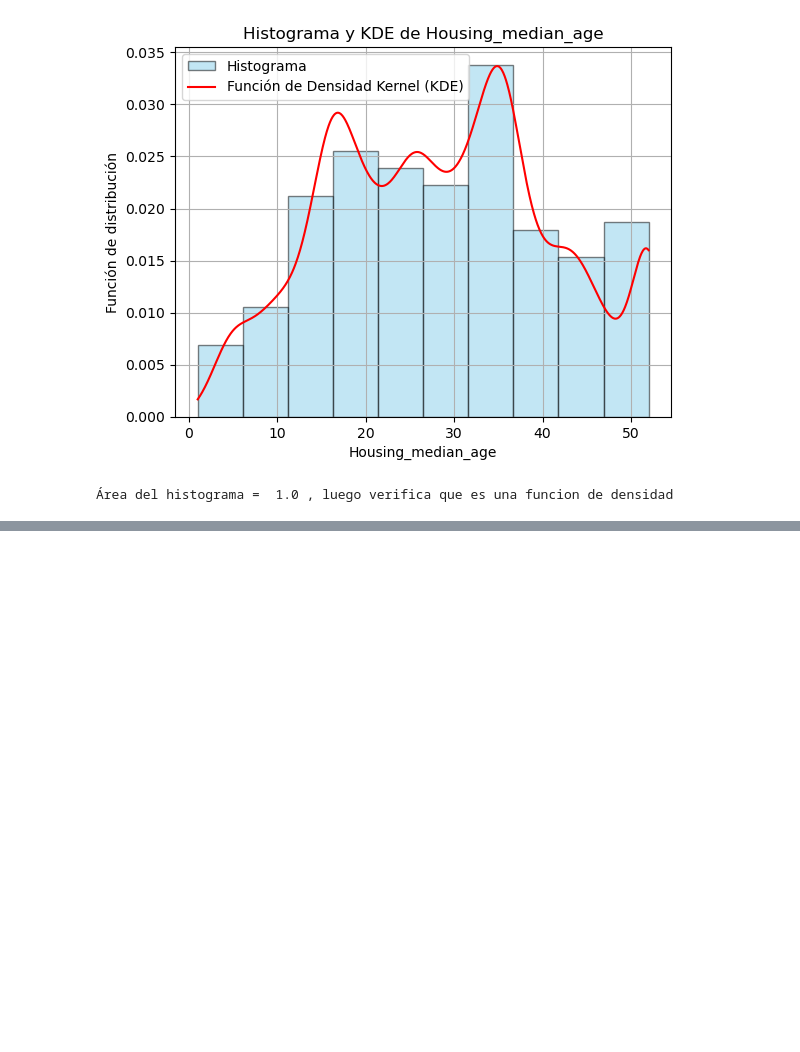
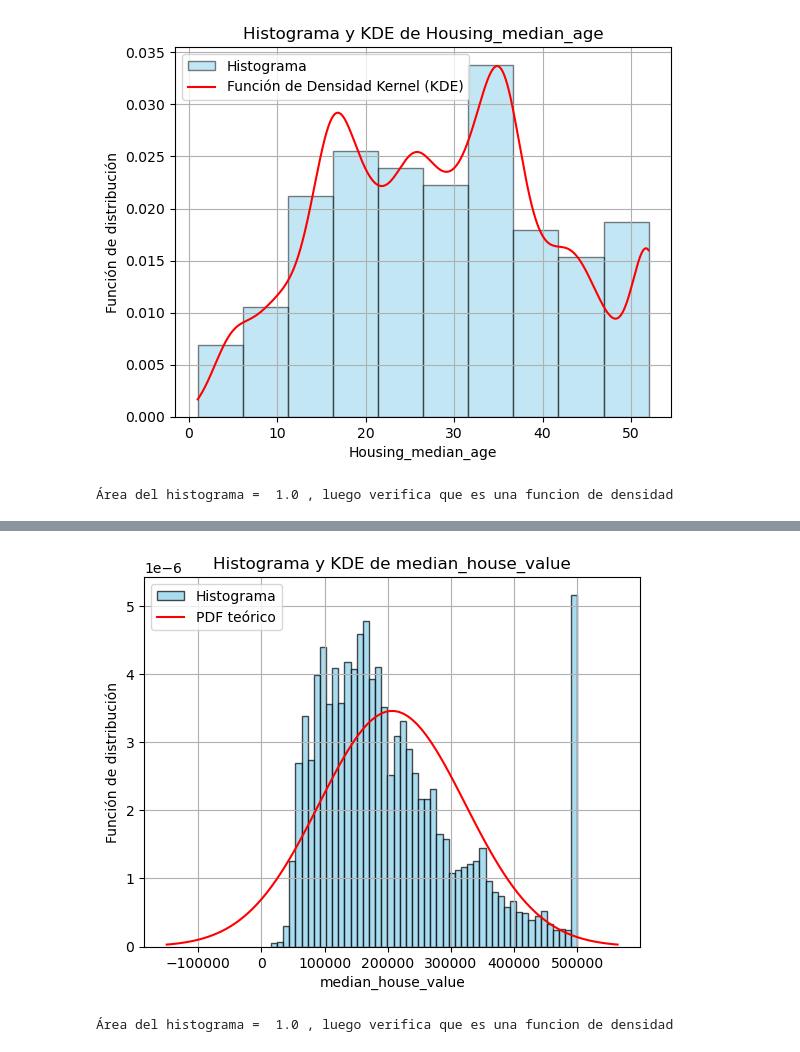
Before and after one commit to francfer-art/Housing, a Jupyter notebook: clean.ipynb, the cells around one changed output, grey strips where cells are left out. Saved outputs shown, nothing was run; the diff lists cells and outputs as text; code cells hidden in the pictures; blank space fills up the shorter version.

```diff
--- a/clean.ipynb
+++ b/clean.ipynb
@@ -398 +460,55 @@ print("Área del histograma = ", area_histograma, ", luego verifica que es una f
 Área del histograma =  1.0 , luego verifica que es una funcion de densidad
+# %%
+# Podemos calcular la función de densidad de por ejemplo el median_house_value
+
+import numpy as np
+import matplotlib.pyplot as plt
+from scipy.stats import gaussian_kde
+from scipy.stats import norm
+
+
+# Datos de ejemplo (edad media de los edificios)
+edades_edificios = df['median_house_value']
+
+# Crear la función de densidad kernel (KDE)
+kde = gaussian_kde(edades_edificios)
+
+# La KDE suaviza el histograma de los datos, proporcionando una estimación continua
+# de la función de densidad de probabilidad. La suavidad de la KDE está controlada
+# por un parámetro de ancho de banda, que determina cuánto se suavizan los datos.
+# Un ancho de banda más pequeño produce una estimación más detallada pero más ruidosa
+# mientras que un ancho de banda más grande produce una estimación más suave pero menos detallada
+# Basicamente hacer una interpolacion
+
+# Calcular los puntos para graficar la función de densidad
+x = np.linspace(min(edades_edificios), max(edades_edificios), 1000)
+y = kde(x)
+
+# Graficar el histograma y la función de densidad
+hist, bins = np.histogram(edades_edificios, bins=10, density=True)
+plt.hist(edades_edificios, bins=50, density=True, color='skyblue', edgecolor='black', alpha=0.7, label='Histograma')
+#plt.plot(x, y, color='red', label='Función de Densidad Kernel (KDE)')
+plt.title('Histograma y KDE de median_house_value')
+plt.xlabel('median_house_value')
+plt.ylabel('Función de distribución')
+
+dist = norm(loc=np.mean(df['median_house_value']), scale=np.std(df['median_house_value']))
+x = np.linspace(dist.ppf(0.001),
+                dist.ppf(0.999), 100)
+plt.plot(x, dist.pdf(x), "r-", label="PDF teórico")
+plt.legend()
+
+plt.legend()
+plt.grid(True)
+plt.show()
+
+# Calcular el ancho de cada barra del histograma
+widths = np.diff(bins)
+
+# Calcular el área total del histograma
+area_histograma = np.sum(hist * widths)
+
+print("Área del histograma = ", area_histograma, ", luego verifica que es una funcion de densidad")
+# %% [output]
+[figure, added]
+Área del histograma =  1.0 , luego verifica que es una funcion de densidad
```
Also changed, not shown: parts of 7 cells of this notebook, 2 other files.
